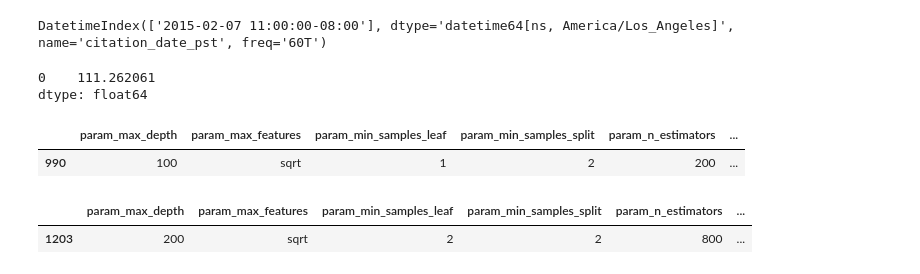
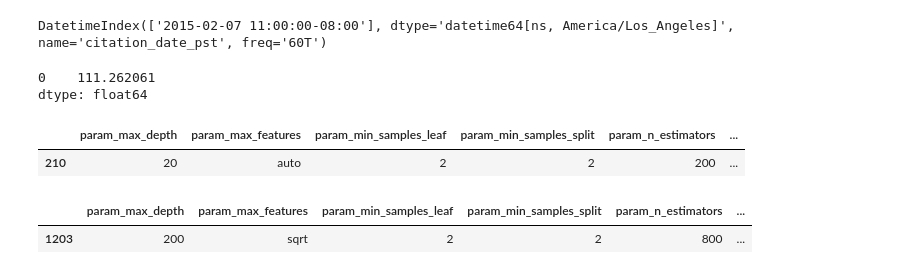
Before and after one commit to nsnguyen/ECE-219, a Jupyter notebook: project4/project_5.ipynb, the cells around one changed output. Cells and saved outputs as stored; diff of their text form; code cells hidden in the pictures.

```diff
--- a/project4/project_5.ipynb
+++ b/project4/project_5.ipynb
@@ -1386,19 +1387,19 @@ gohawks_gradient_boosting = pickle.load(open("gohawks_gradient_boosting.pkl","rb
 # %%
 
 warnings.filterwarnings("ignore")
 
 go_hawks_rf_results = pd.DataFrame(gohawks_random_forest.cv_results_)[['param_max_depth',
                                               'param_max_features',
                                               'param_min_samples_leaf',
                                               'param_min_samples_split',
                                               'param_n_estimators',
                                               'mean_train_score','mean_test_score']]
 
 #optimized params
-go_hawks_rf_results.loc[go_hawks_rf_results['mean_test_score'] == max(go_hawks_rf_results['mean_test_score'])]
+go_hawks_rf_results.loc[go_hawks_rf_results['mean_test_score'] == min(go_hawks_rf_results['mean_test_score'])]
 # %% [output]
 |  | param_max_depth | param_max_features | param_min_samples_leaf | param_min_samples_split | param_n_estimators | ... |
-| 990 | 100 | sqrt | 1 | 2 | 200 | ... |
+| 210 | 20 | auto | 2 | 2 | 200 | ... |
 # %%
 warnings.filterwarnings("ignore")
 
```
Also changed, not shown: parts of 17 cells of this notebook.
